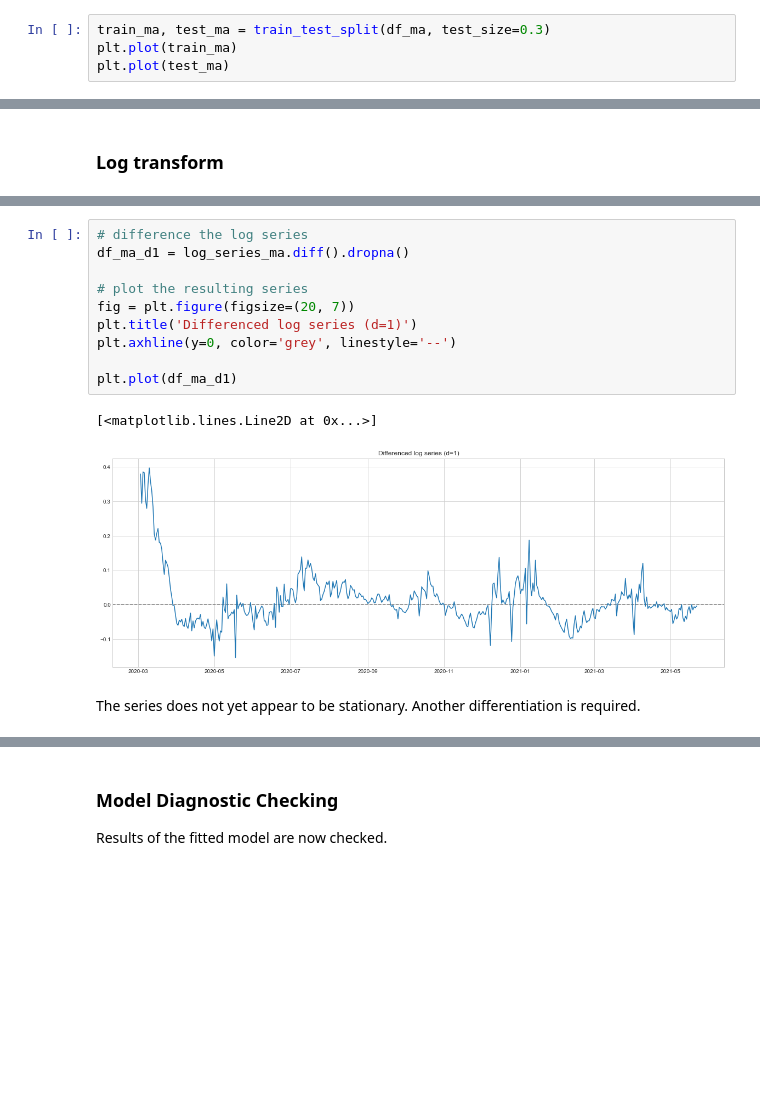
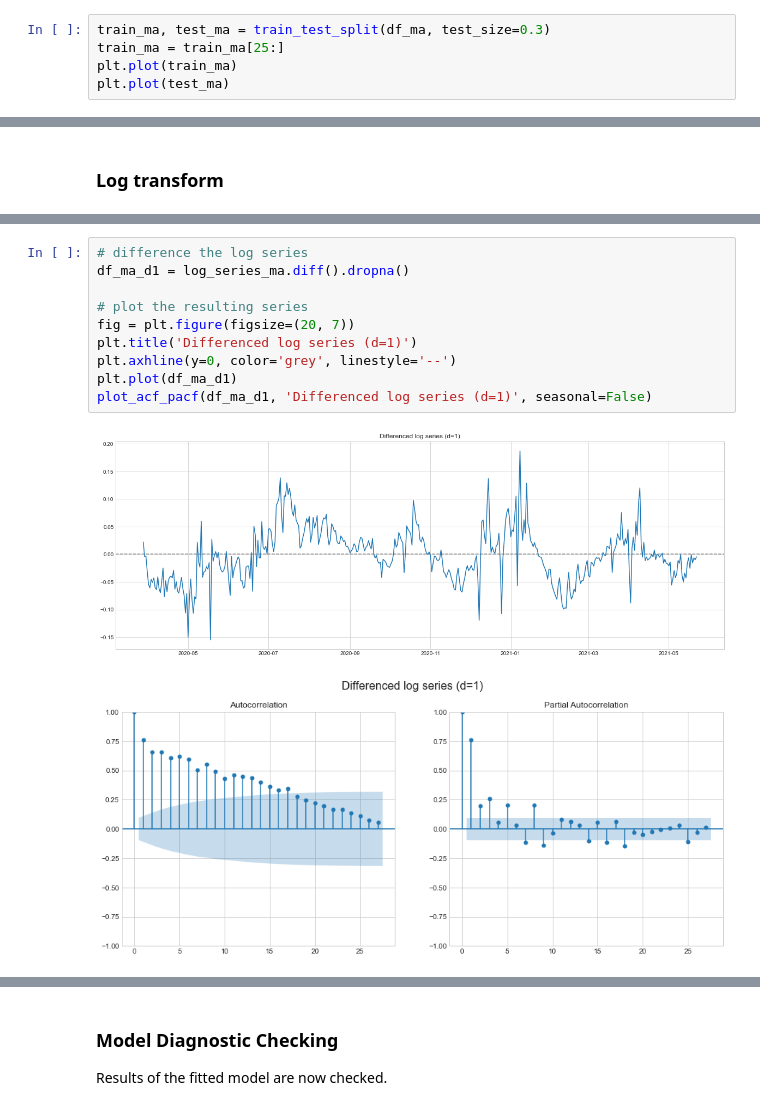
Before and after one commit to marialonsogar/COVID-Dynamics-Model-Comparison, a Jupyter notebook: modeling/ARIMA-COVID-Spain.ipynb, the cells around one changed output, grey strips where cells are left out. Drawn from its saved outputs; the diff is of its cells as text; blank space fills up the shorter version.

```diff
--- a/modeling/ARIMA-COVID-Spain.ipynb
+++ b/modeling/ARIMA-COVID-Spain.ipynb
@@ -933,6 +938,7 @@ From the above graph, it can be concluded that:
 For the analysis to make sense, the data are divided into two subsets: train and test data. The necessary properties will be extracted from the train set and the model will be fitted with them. Test data will be used to make forecasts and evaluate the adjusted model.
 # %%
 train_ma, test_ma = train_test_split(df_ma, test_size=0.3)
+train_ma = train_ma[25:]
 plt.plot(train_ma)
 plt.plot(test_ma)
 # %% [output]
@@ -1014,15 +1028,13 @@ plt.show()
 # %%
 # difference the log series
 df_ma_d1 = log_series_ma.diff().dropna()
 
 # plot the resulting series
 fig = plt.figure(figsize=(20, 7))
 plt.title('Differenced log series (d=1)')
 plt.axhline(y=0, color='grey', linestyle='--')
-
 plt.plot(df_ma_d1)
+plot_acf_pacf(df_ma_d1, 'Differenced log series (d=1)', seasonal=False)
 # %% [output]
-[<matplotlib.lines.Line2D at 0x...>]
-[figure, old version]
+[figure, new version]
+[figure, added]
-# %% [markdown]
-The series does not yet appear to be stationary. Another differentiation is required.
```
Also changed, not shown: parts of 58 cells of this notebook, 18 other files.
